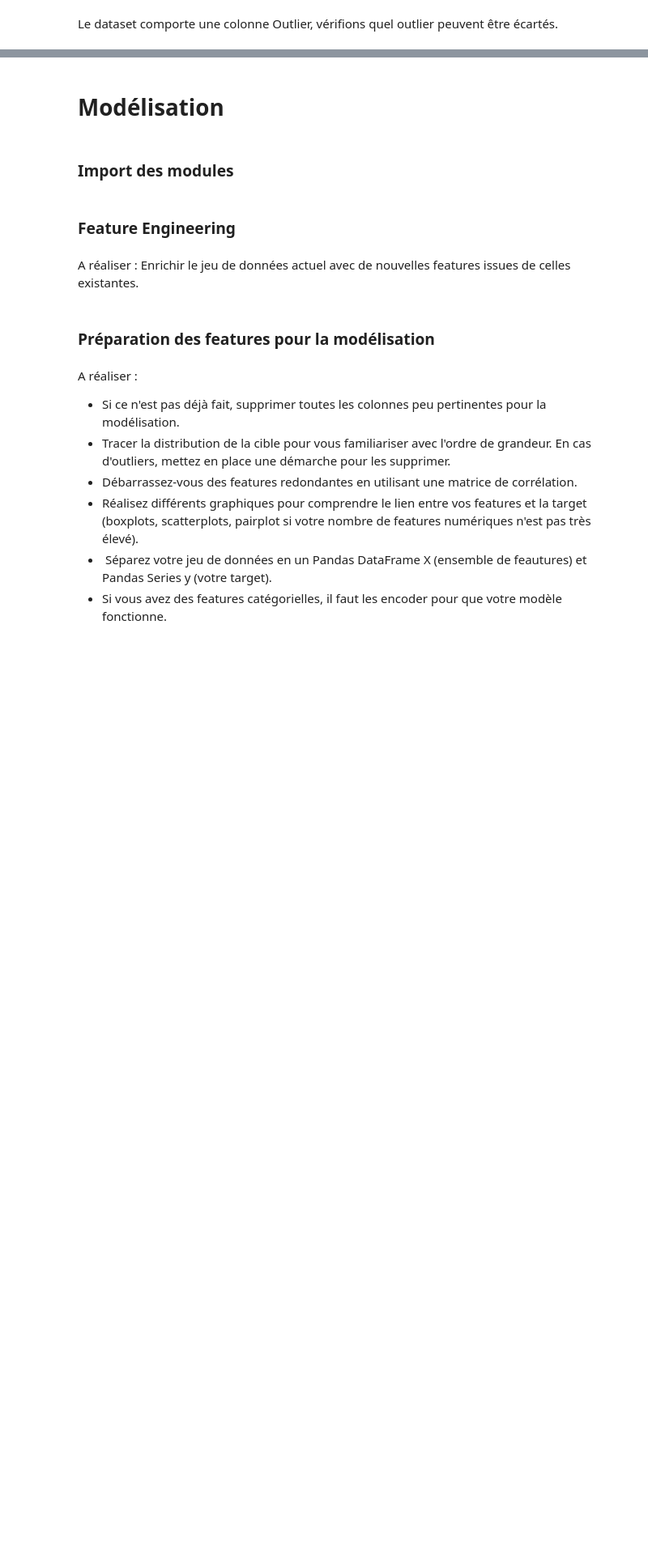
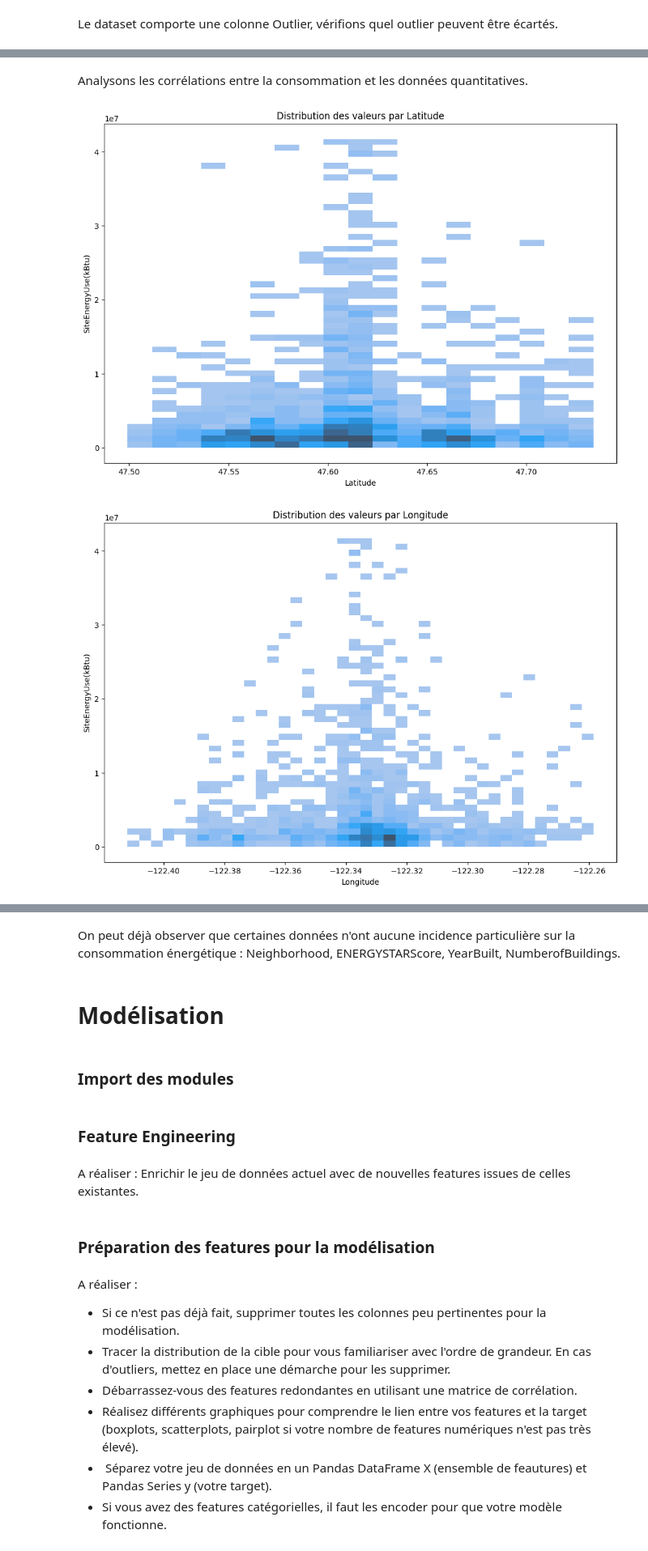
Before and after one commit to IngridFi70/Projet06, a Jupyter notebook: modelisation.ipynb, the cells around one changed output, grey strips where cells are left out. Shown at 81% size. Cells and saved outputs as stored; diff of their text form; code cells hidden in the pictures; blank space fills up the shorter version.

```diff
--- a/modelisation.ipynb
+++ b/modelisation.ipynb
@@ -257,0 +777,7 @@ A réaliser :
+# %%
+# Liste des données quantitatives
+liste_quanti=('Latitude', 'Longitude','NumberofBuildings', 'NumberofFloors', 'PropertyGFATotal',
+       'PropertyGFAParking', 'PropertyGFABuilding(s)', 'ENERGYSTARScore',
+       'SourceEUI(kBtu/sf)', 'ratio_steam',
+       'ratio_electricity', 'ratio_gas')
+liste_quanti
@@ -257,0 +816,11 @@ A réaliser :
+# %% [markdown]
+Analysons les corrélations entre la consommation et les données quantitatives.
+# %%
+for quanti in liste_quanti :
+    plt.figure(figsize=(12, 8))
+    sns.histplot(x=quanti, y='SiteEnergyUse(kBtu)', data=building_consumption_clean)
+    plt.title("Distribution des valeurs par "+ quanti)
+    plt.show()
+# %% [output]
+[figure, added]
+[figure, added]
@@ -257,0 +838,2 @@ A réaliser :
+# %% [markdown]
+On peut déjà observer que certaines données n'ont aucune incidence particulière sur la consommation énergétique : Neighborhood, ENERGYSTARScore, YearBuilt, NumberofBuildings.
```
Also changed, not shown: parts of 113 cells of this notebook.
